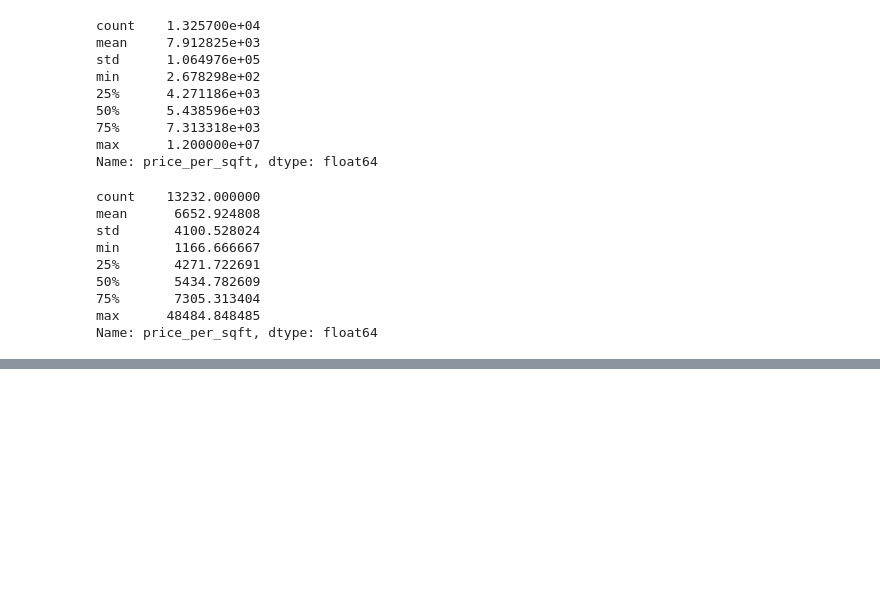
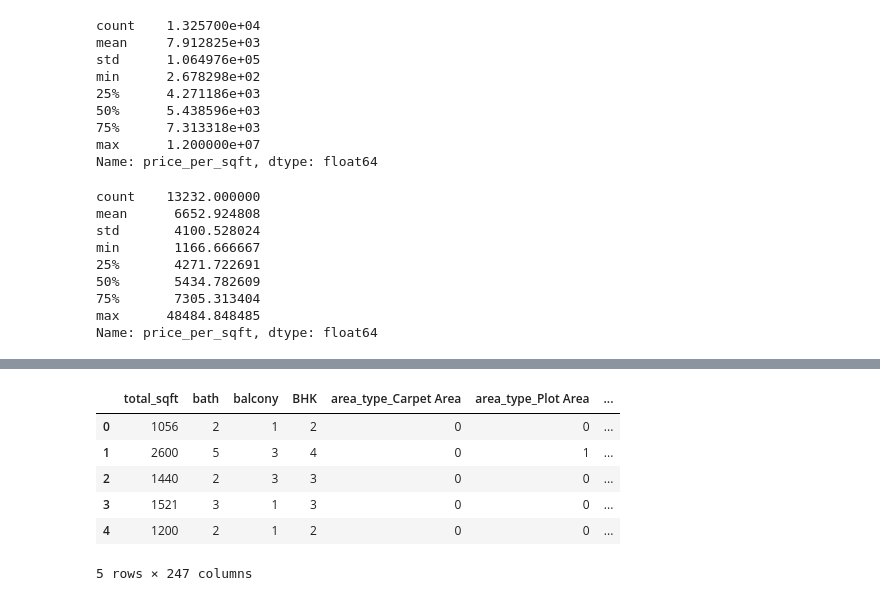
Before and after one commit to Rohoxoxo/real-estate-ml-aws, a Jupyter notebook: EDA.ipynb, the cells around one changed output, grey strips where cells are left out. Cells and saved outputs as stored; diff of their text form; code cells hidden in the pictures; blank space fills up the shorter version.

```diff
--- a/EDA.ipynb
+++ b/EDA.ipynb
@@ -312,0 +342,3 @@ df2.head()
+# %%
+df2['balcony'] = df2['balcony'].fillna(0)
+df2['balcony'].isna().sum()
@@ -312,0 +351,3 @@ df2.head()
+# %%
+X = df2.drop(['price'],axis='columns')
+y = df2['price']
@@ -312,0 +375,14 @@ df2.head()
+# %%
+#One-Hot-Encoding
+
+X_encoded = pd.get_dummies(X,columns=['area_type','location'],drop_first=True)
+X_encoded = X_encoded.astype(int)
+X_encoded.head()
+# %% [output]
+|  | total_sqft | bath | balcony | BHK | area_type_Carpet Area | area_type_Plot Area | ... |
+| 0 | 1056 | 2 | 1 | 2 | 0 | 0 | ... |
+| 1 | 2600 | 5 | 3 | 4 | 0 | 1 | ... |
+| 2 | 1440 | 2 | 3 | 3 | 0 | 0 | ... |
+| 3 | 1521 | 3 | 1 | 3 | 0 | 0 | ... |
+| 4 | 1200 | 2 | 1 | 2 | 0 | 0 | ... |
+5 rows × 247 columns
```
Also changed, not shown: parts of 52 cells of this notebook, 3 other files.
